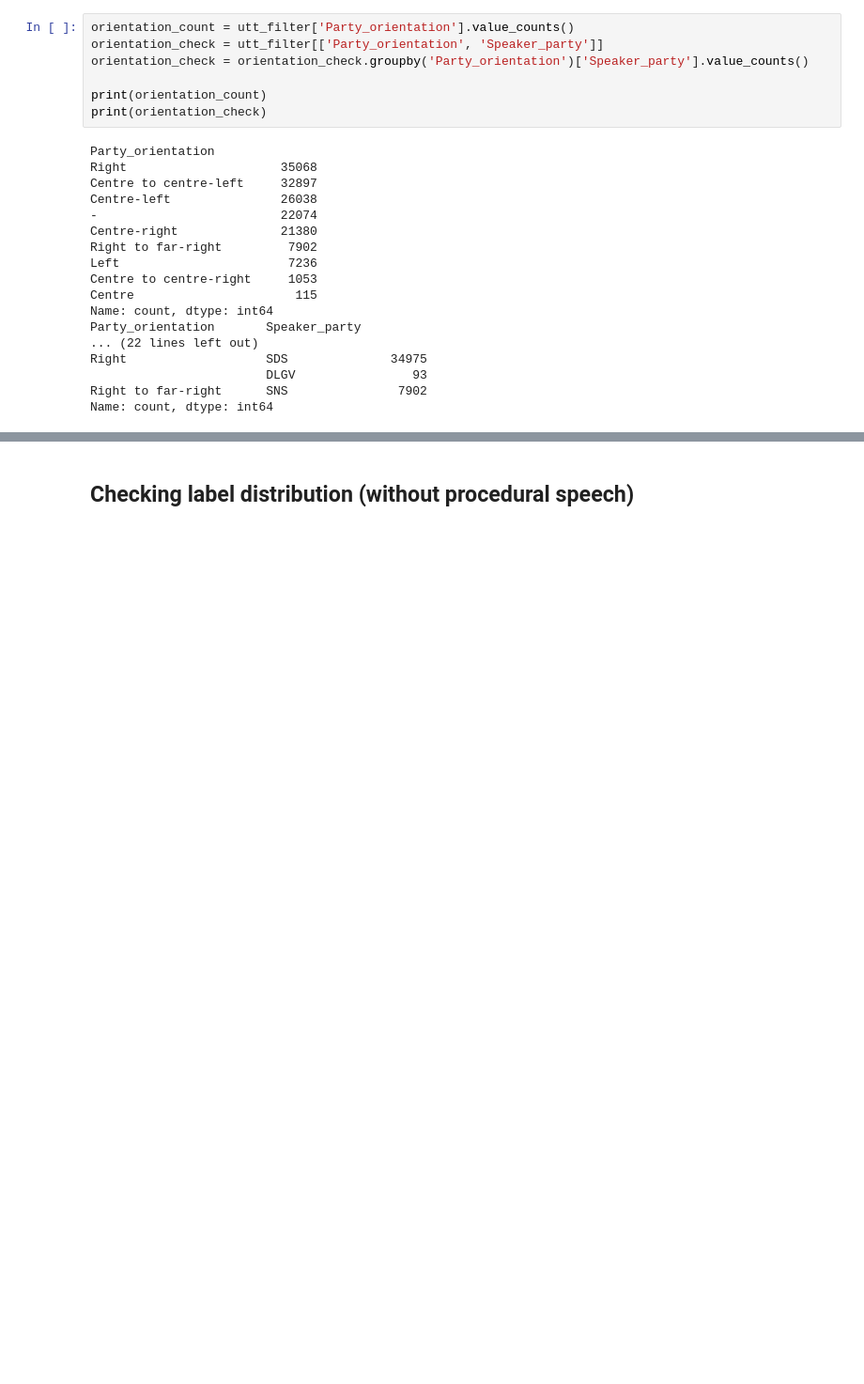
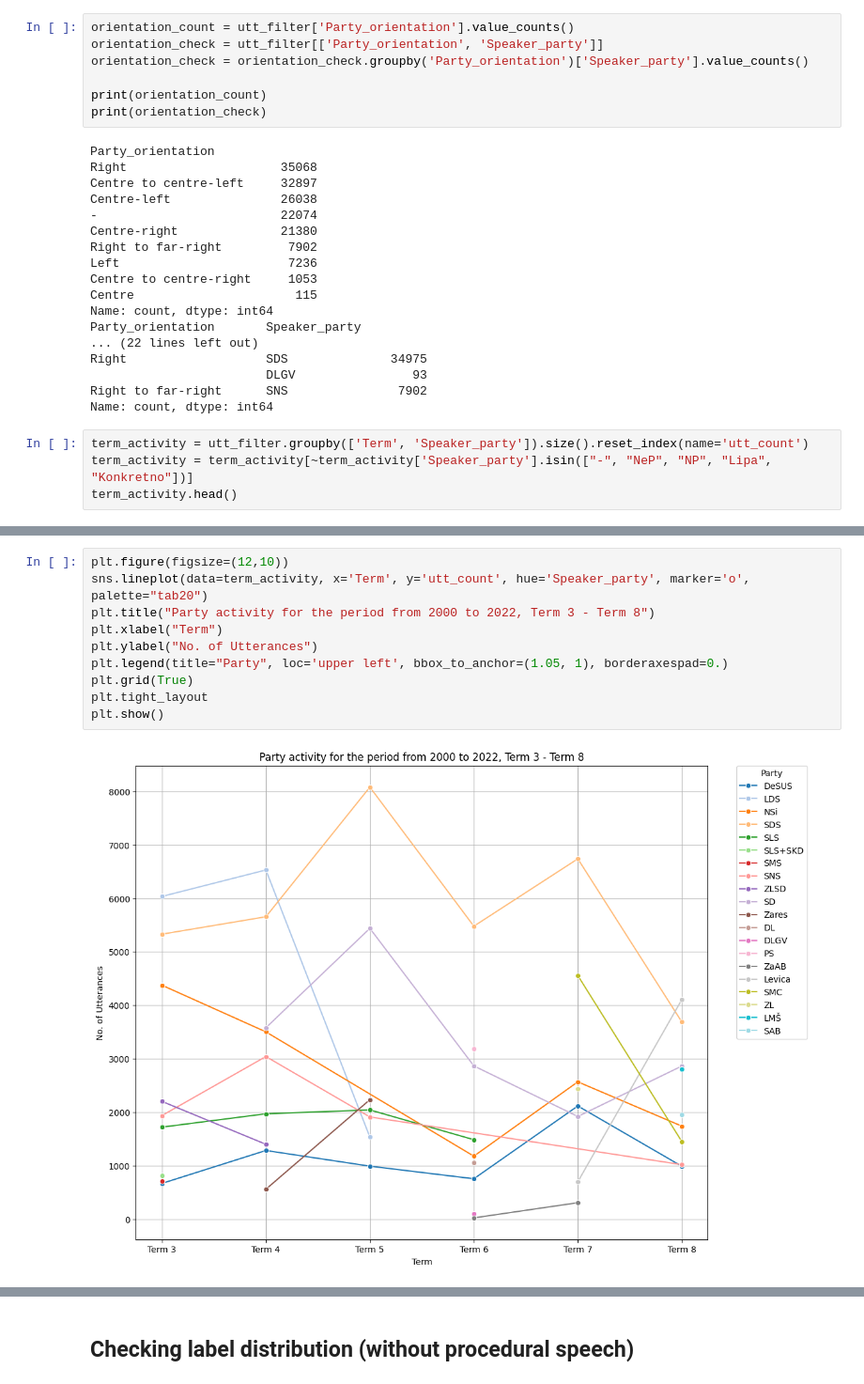
Before and after one commit to katjameden/ParlaMint_Sentiment, a Jupyter notebook: Aggregation/Notebooks/Sentiment_Analysis/Analysis.ipynb, the cells around one changed output, grey strips where cells are left out. Shown at 94% size. Drawn from its saved outputs; the diff is of its cells as text; blank space fills up the shorter version.

Commit message:
Plot party activity

```diff
--- a/Aggregation/Notebooks/Sentiment_Analysis/Analysis.ipynb
+++ b/Aggregation/Notebooks/Sentiment_Analysis/Analysis.ipynb
@@ -164,3 +189,7 @@ Right                   SDS              34975
                         DLGV                93
 Right to far-right      SNS               7902
 Name: count, dtype: int64
+# %%
+term_activity = utt_filter.groupby(['Term', 'Speaker_party']).size().reset_index(name='utt_count')
+term_activity = term_activity[~term_activity['Speaker_party'].isin(["-", "NeP", "NP", "Lipa", "Konkretno"])]
+term_activity.head()
@@ -166,0 +203,12 @@ Name: count, dtype: int64
+# %%
+plt.figure(figsize=(12,10))
+sns.lineplot(data=term_activity, x='Term', y='utt_count', hue='Speaker_party', marker='o', palette="tab20")
+plt.title("Party activity for the period from 2000 to 2022, Term 3 - Term 8")
+plt.xlabel("Term")
+plt.ylabel("No. of Utterances")
+plt.legend(title="Party", loc='upper left', bbox_to_anchor=(1.05, 1), borderaxespad=0.)
+plt.grid(True)
+plt.tight_layout
+plt.show()
+# %% [output]
+[figure, added]
```
Also changed, not shown: parts of 10 cells of this notebook, 2 other files.
